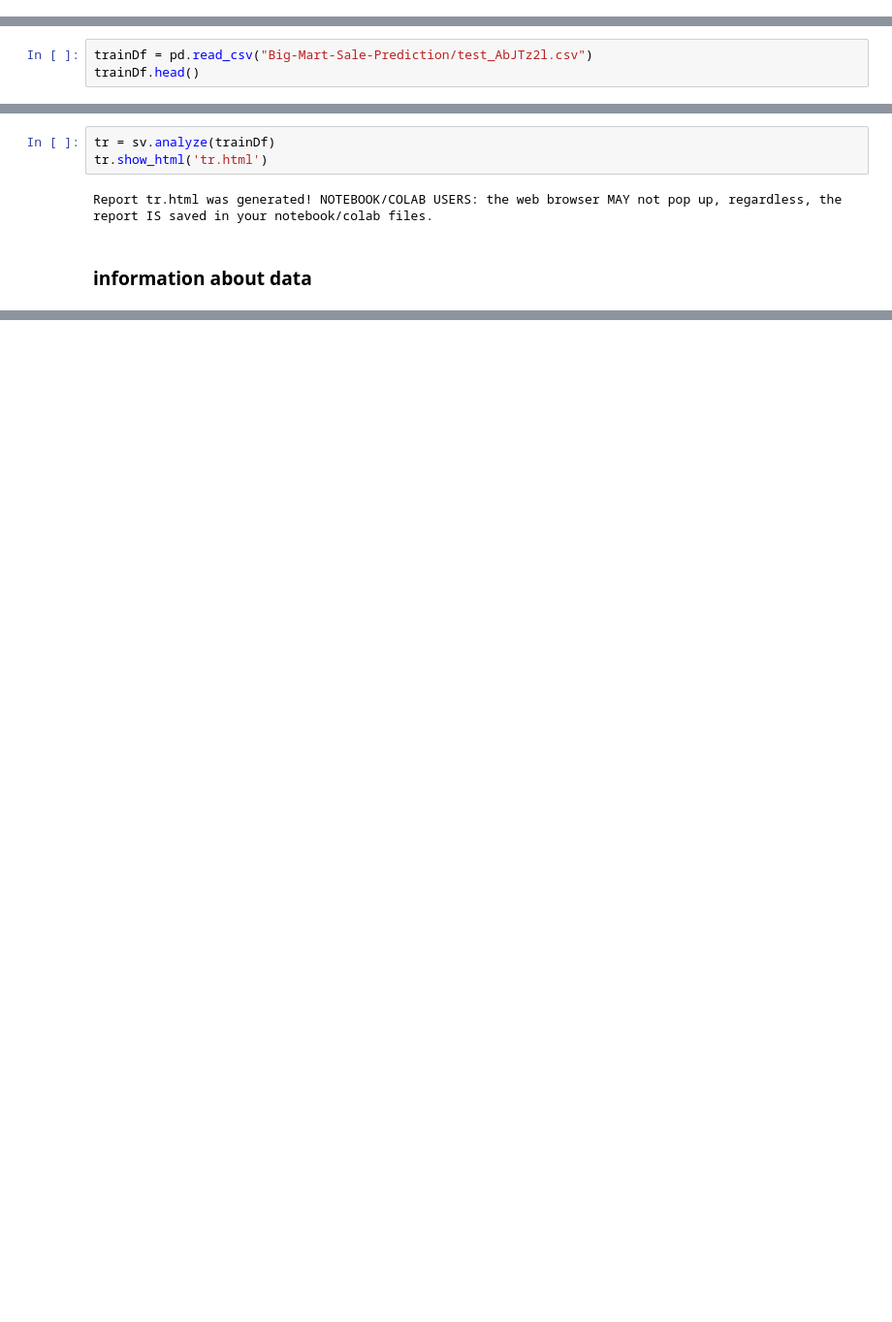
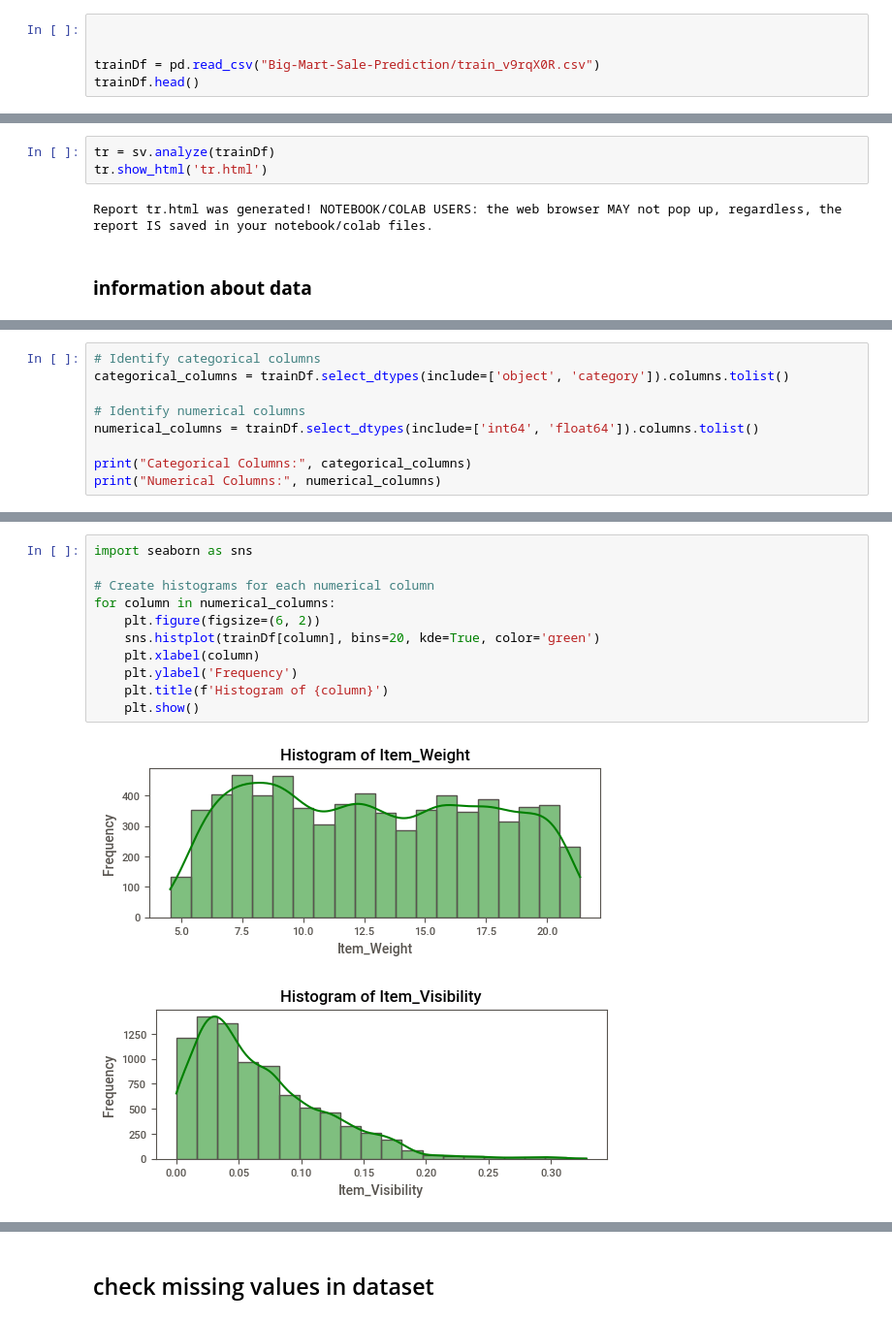
Before and after one commit to shanOnline99/Big-Mart-Sale-Prediction, a Jupyter notebook: Big_Mart_Sale_Prediction.ipynb, the cells around one changed output, grey strips where cells are left out. Shown at 97% size. Drawn from its saved outputs; the diff is of its cells as text; blank space fills up the shorter version.

Commit message:
Data Enginnering for the train data set

```diff
--- a/Big_Mart_Sale_Prediction.ipynb
+++ b/Big_Mart_Sale_Prediction.ipynb
@@ -15,0 +27,5 @@ shutil.copy("Big-Mart-Sale-Prediction/train_v9rqX0R.csv", "/content")
+# %%
+
+
+trainDf = pd.read_csv("Big-Mart-Sale-Prediction/train_v9rqX0R.csv")
+trainDf.head()
@@ -128,3 +48,0 @@ chart
-# %%
-trainDf = pd.read_csv("Big-Mart-Sale-Prediction/test_AbJTz2l.csv")
-trainDf.head()
@@ -301,0 +116,9 @@ memory usage: 488.3+ KB
+# %%
+# Identify categorical columns
+categorical_columns = trainDf.select_dtypes(include=['object', 'category']).columns.tolist()
+
+# Identify numerical columns
+numerical_columns = trainDf.select_dtypes(include=['int64', 'float64']).columns.tolist()
+
+print("Categorical Columns:", categorical_columns)
+print("Numerical Columns:", numerical_columns)
@@ -301,0 +231,14 @@ memory usage: 488.3+ KB
+# %%
+import seaborn as sns
+
+# Create histograms for each numerical column
+for column in numerical_columns:
+    plt.figure(figsize=(6, 2))
+    sns.histplot(trainDf[column], bins=20, kde=True, color='green')
+    plt.xlabel(column)
+    plt.ylabel('Frequency')
+    plt.title(f'Histogram of {column}')
+    plt.show()
+# %% [output]
+[figure, added]
+[figure, added]
@@ -302,3 +248,5 @@ memory usage: 488.3+ KB
+# %% [markdown]
+## check missing values in dataset
 # %%
 # Check for missing values in each column
 missing_values = trainDf.isnull().sum()
```
Also changed, not shown: parts of 41 cells of this notebook.
